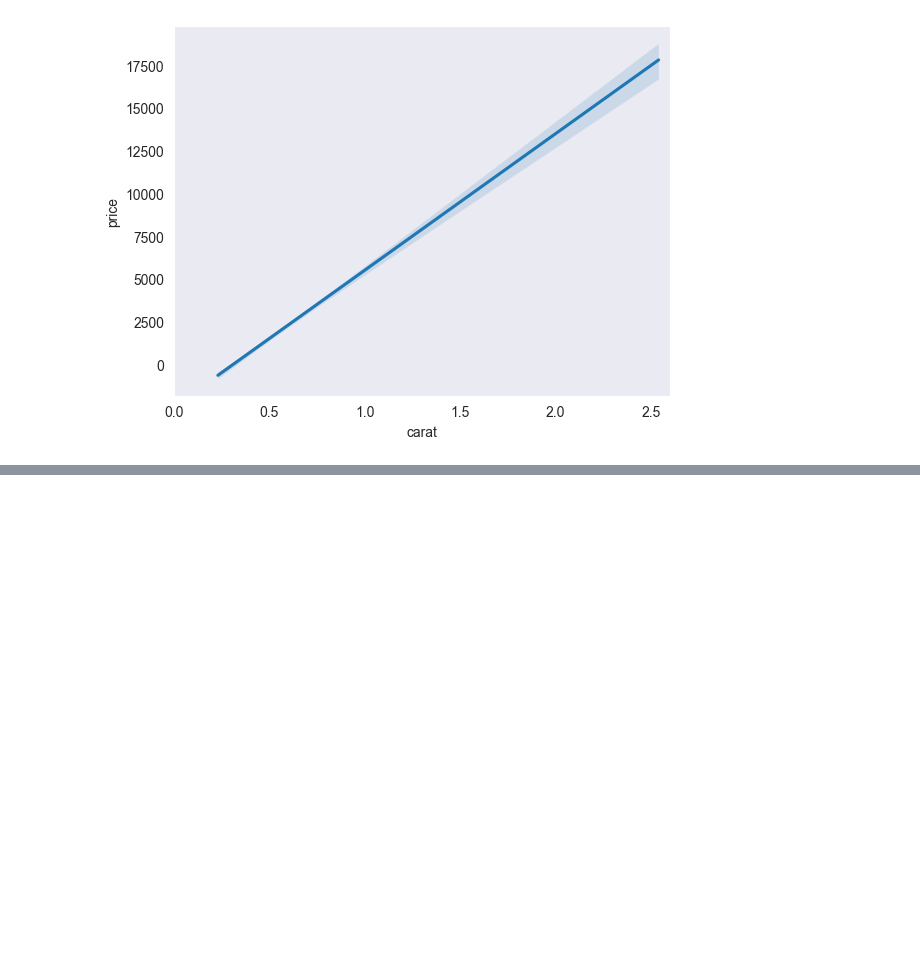
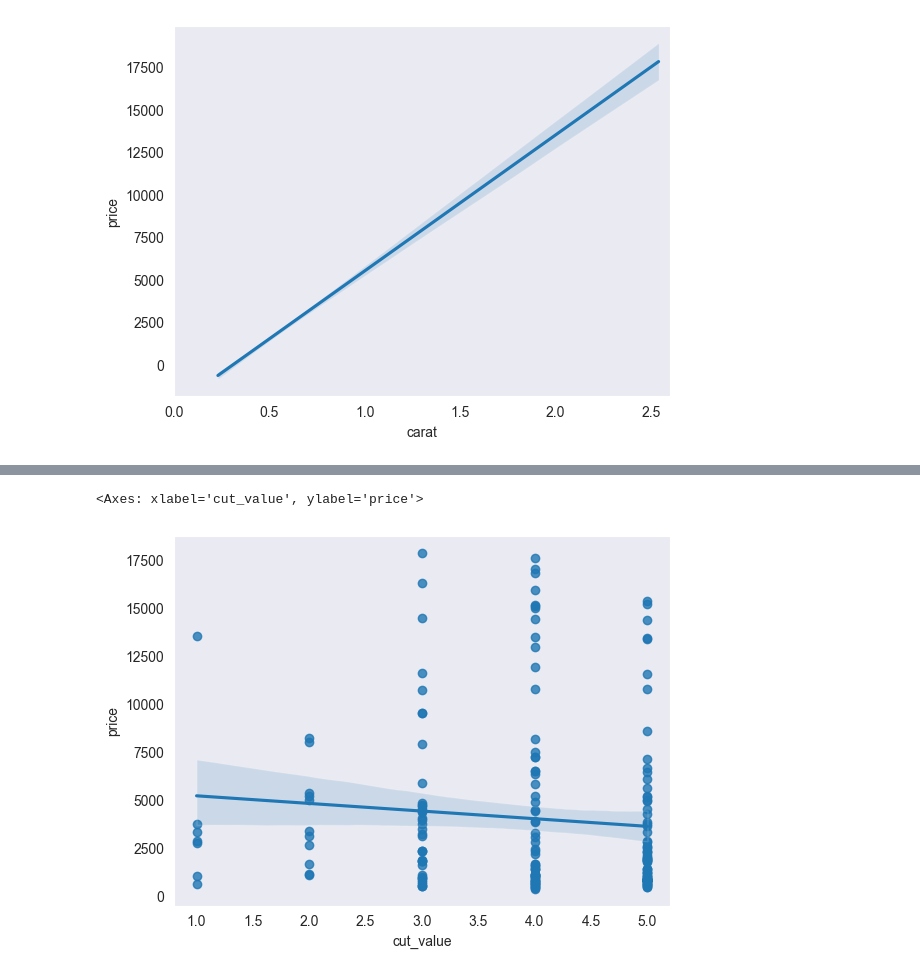
Before and after one commit to mary-vo/seaborn-code-louisville, a Jupyter notebook: seaborn_regplot.ipynb, the cells around one changed output, grey strips where cells are left out. Drawn from its saved outputs; the diff is of its cells as text; code cells hidden in the pictures; blank space fills up the shorter version.

```diff
--- a/seaborn_regplot.ipynb
+++ b/seaborn_regplot.ipynb
@@ -50,0 +61,11 @@ sns.regplot(x='carat',y='price', data=diamonds, scatter=False)
+# %%
+# If you have a discrete variable that you want to use for one of the axis
+cut_map = {
+    'Fair': 1,
+    'Good': 2,
+    'Very Good': 3,
+    'Premium': 4,
+    'Ideal': 5
+}
+
+diamonds['cut_value'] = diamonds.cut.map(cut_map)
@@ -50,0 +82,6 @@ sns.regplot(x='carat',y='price', data=diamonds, scatter=False)
+# %%
+diamonds['cut_value'] = diamonds['cut_value'].astype('category').cat.as_ordered()
+sns.regplot(x='cut_value', y='price', data=diamonds)
+# %% [output]
+<Axes: xlabel='cut_value', ylabel='price'>
+[figure, added]
```
Also changed, not shown: parts of 25 cells of this notebook, 2 other files.
